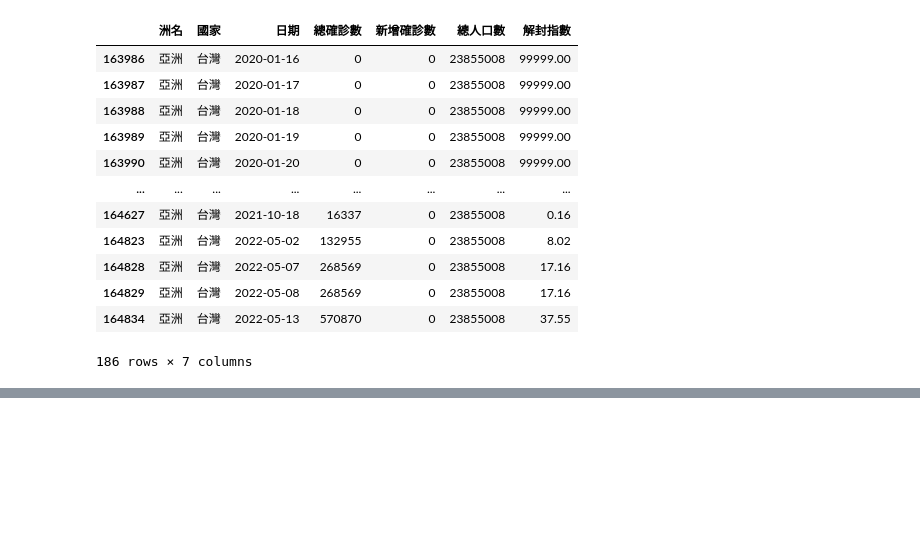
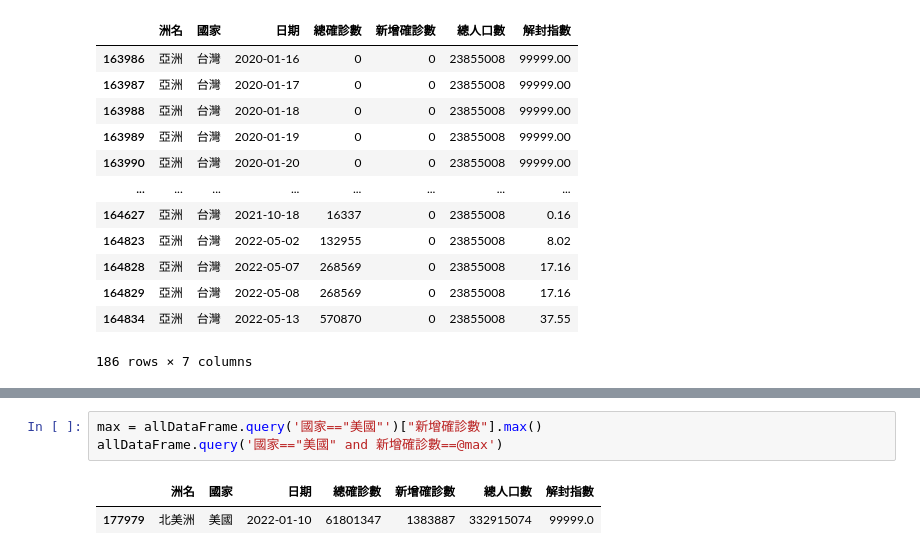
Before and after one commit to Bebe1125/_2023_07_23_sunday_, a Jupyter notebook: lesson18_1.ipynb, the cells around one changed output, grey strips where cells are left out. Drawn from its saved outputs; the diff is of its cells as text; blank space fills up the shorter version.

```diff
--- a/lesson18_1.ipynb
+++ b/lesson18_1.ipynb
@@ -125,0 +138,6 @@ taiwan3
+# %%
+max = allDataFrame.query('國家=="美國"')["新增確診數"].max()
+allDataFrame.query('國家=="美國" and 新增確診數==@max')
+# %% [output]
+|  | 洲名 | 國家 | 日期 | 總確診數 | 新增確診數 | 總人口數 | 解封指數 |
+| 177979 | 北美洲 | 美國 | 2022-01-10 | 61801347 | 1383887 | 332915074 | 99999.0 |
```
Also changed, not shown: parts of 2 cells of this notebook.
